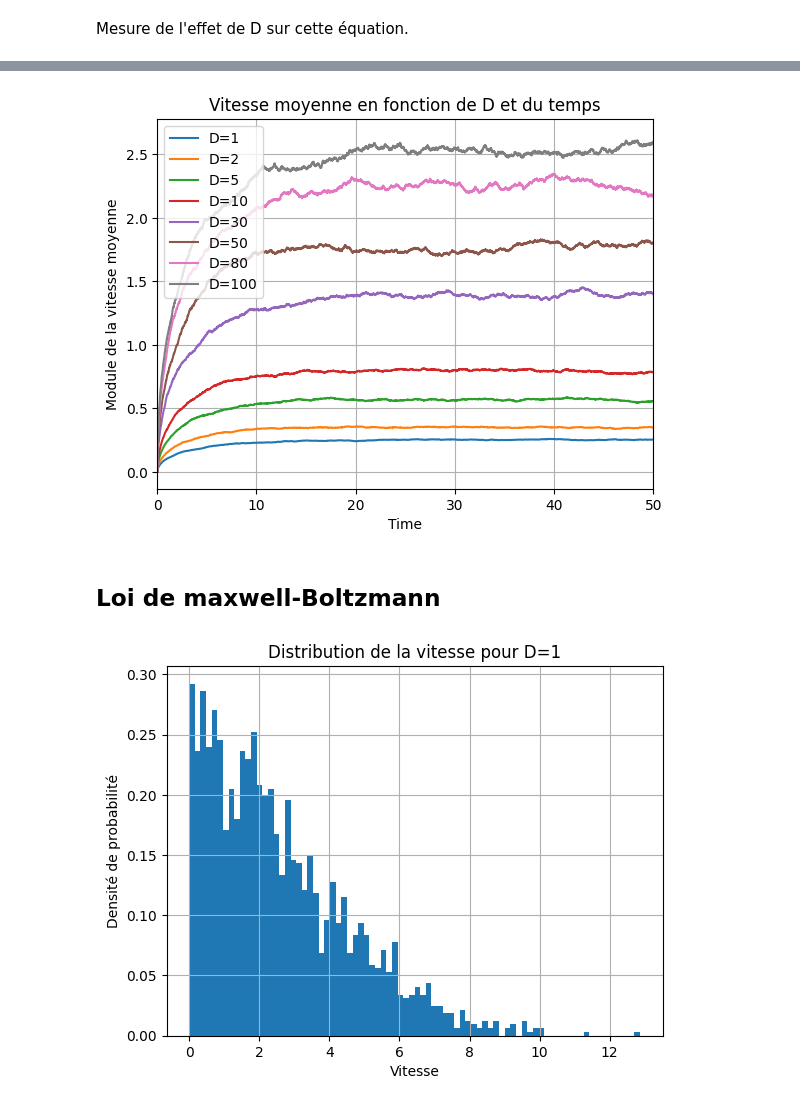
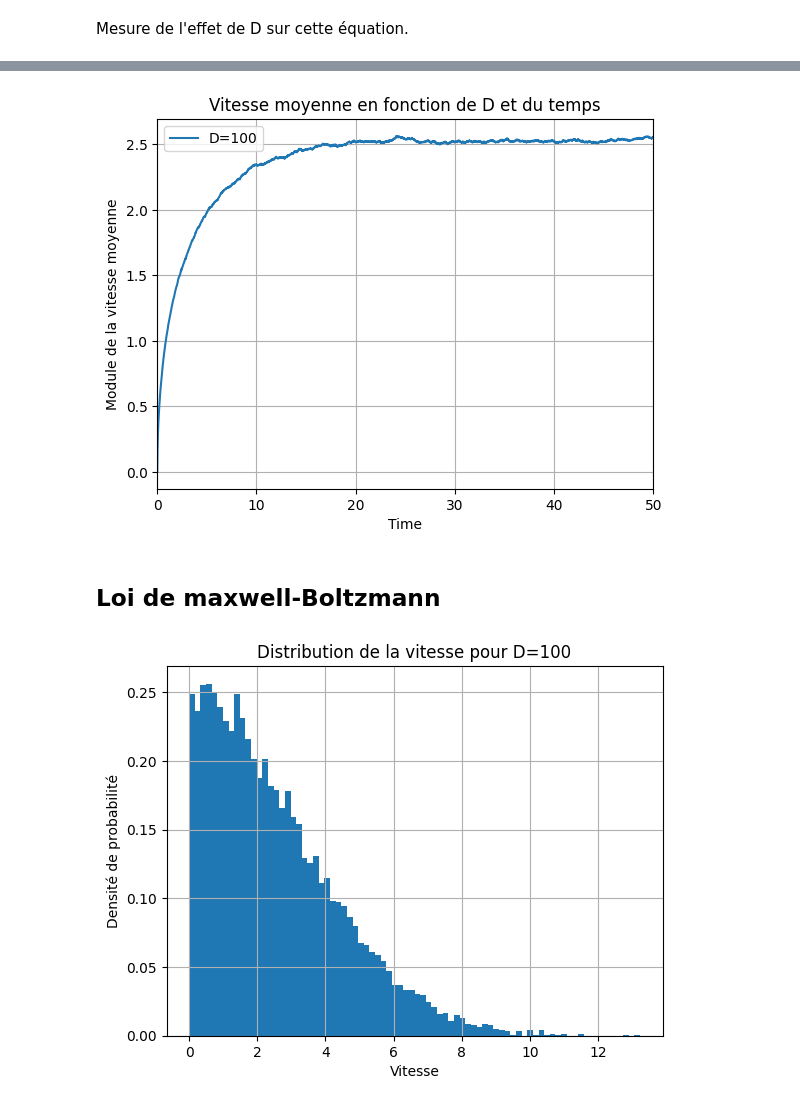
Before and after one commit to ostix360/Brownian-Motion, a Jupyter notebook: CR_speed.ipynb, the cells around one changed output, grey strips where cells are left out. Drawn from its saved outputs; the diff is of its cells as text; code cells hidden in the pictures.

```diff
--- a/CR_speed.ipynb
+++ b/CR_speed.ipynb
@@ -16,7 +16,7 @@ x0 = 0.0 # Position initiale
 v0 = 0.0 # Vitesse initiale
 # Simulation du mouvement brownien
 T = step*dt # Temps total de simulation
-n_walks = 2001 # Nombre de trajectoires à simuler
+n_walks = 9000 # Nombre de trajectoires à simuler
 x0 = np.zeros((n_walks,)) # Position initiale
 t = np.arange(0, T, dt)
 # %%
@@ -51,7 +51,7 @@ plt.show()
 # %% [markdown]
 Mesure de l'effet de D sur cette équation.
 # %%
-D = [1,2,5,10, 30, 50, 80, 100]
+D = [100]
 x = np.zeros((len(D), step, n_walks))
 v = np.zeros((len(D), step, n_walks))
 x0 = np.zeros((n_walks,))
@@ -113,15 +106,15 @@ plt.legend()
 plt.xlim(0,50)
 plt.show()
 # %% [output]
-[figure, old version]
+[figure, new version]
 # %% [markdown]
 ## Loi de maxwell-Boltzmann
 # %%
-plt.hist(np.abs(v[7, 5000, :]), bins=80, density=True)
+plt.hist(np.abs(v[0, 5000, :]), bins=80, density=True)
 plt.xlabel('Vitesse')
 plt.ylabel('Densité de probabilité')
 plt.title('Distribution de la vitesse pour D={}'.format(D[0]))
 plt.grid()
 plt.show()
 # %% [output]
-[figure, old version]
+[figure, new version]
```
Also changed, not shown: parts of 8 cells of this notebook, 1 other file.
